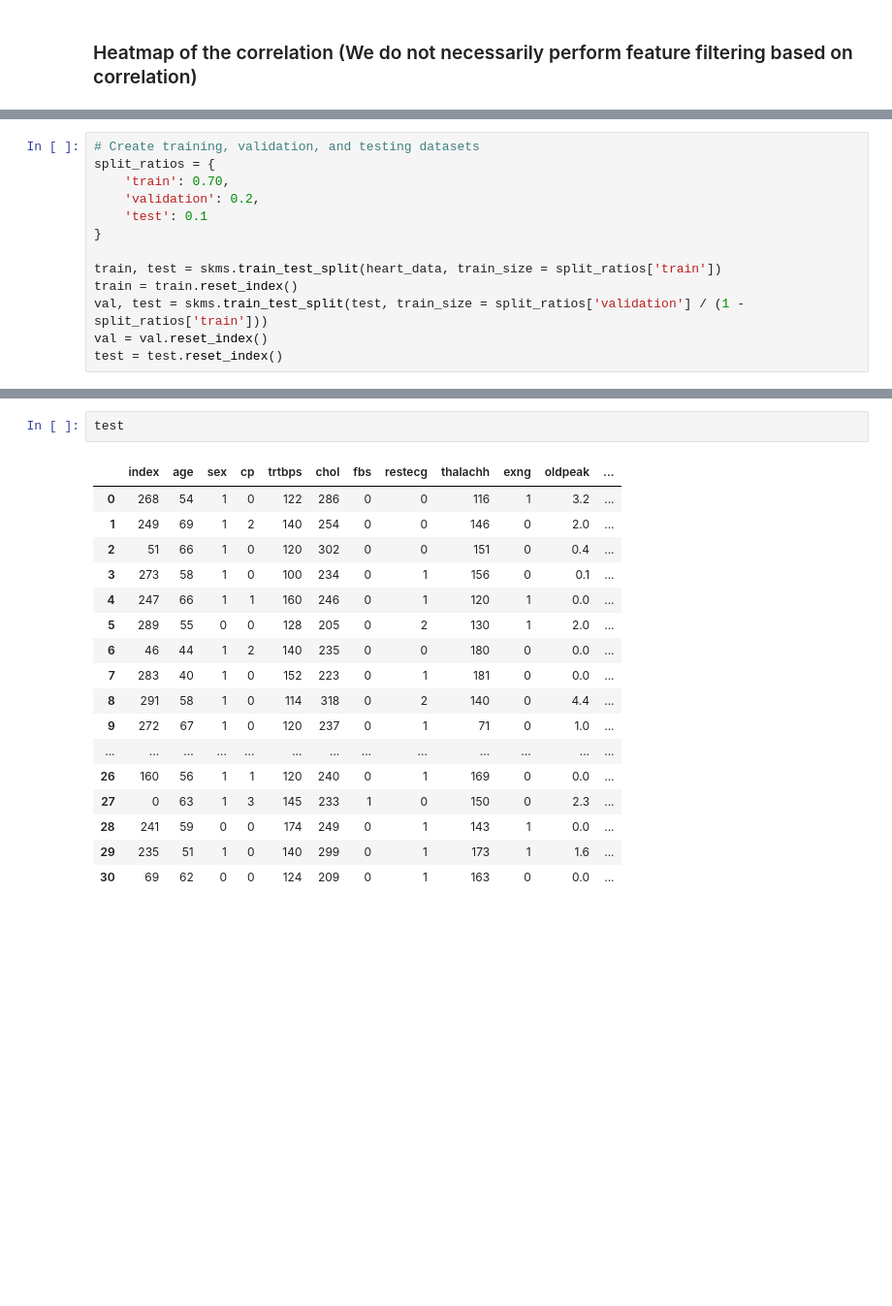
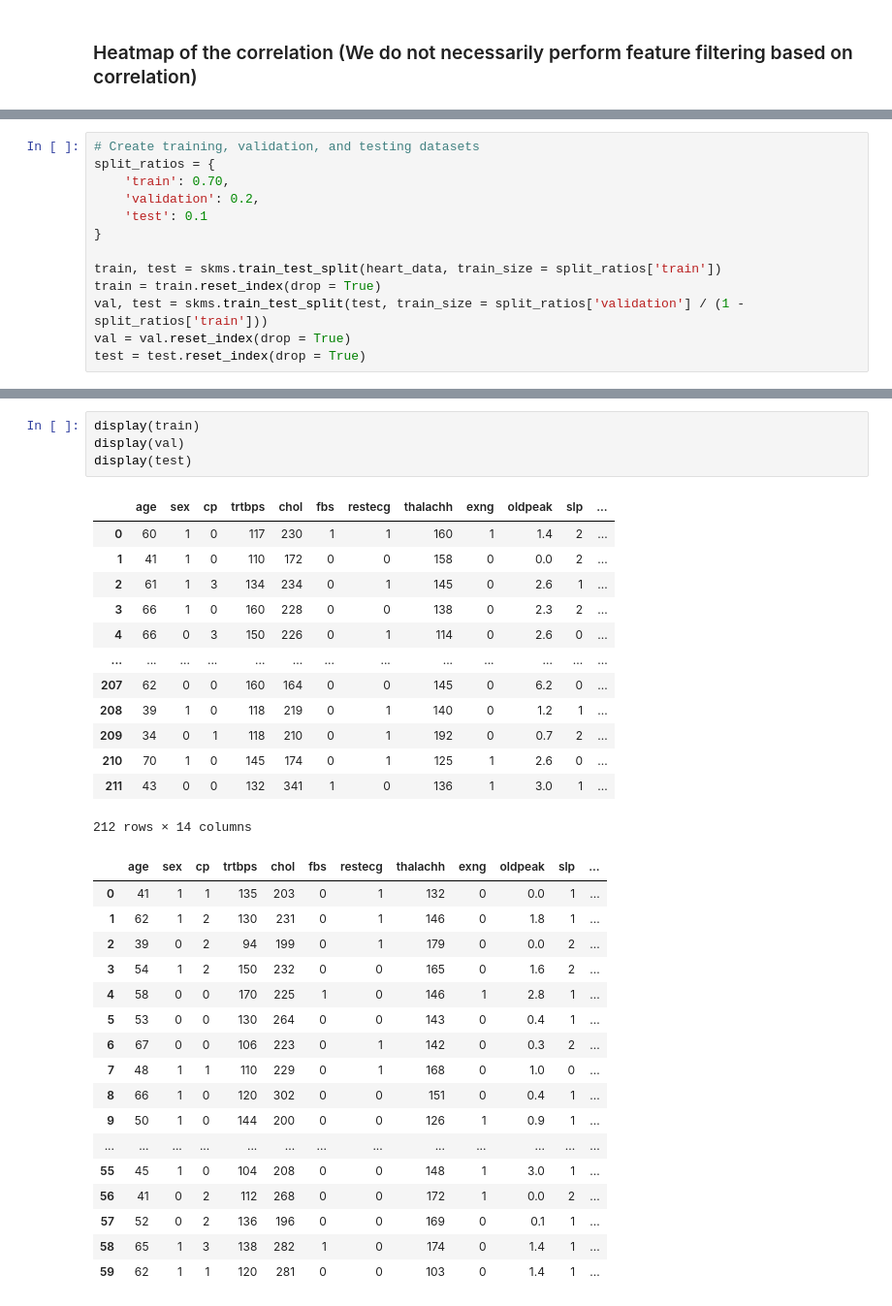
Before and after one commit to ryanmao725/heart, a Jupyter notebook: heart.ipynb, the cells around one changed output, grey strips where cells are left out. Shown: that part at 97% size. Cells and saved outputs as stored; diff of their text form; blank space fills up the shorter version.

```diff
--- a/heart.ipynb
+++ b/heart.ipynb
@@ -147,7 +252,7 @@ split_ratios = {
 }
 
 train, test = skms.train_test_split(heart_data, train_size = split_ratios['train'])
-train = train.reset_index()
+train = train.reset_index(drop = True)
 val, test = skms.train_test_split(test, train_size = split_ratios['validation'] / (1 - split_ratios['train']))
-val = val.reset_index()
-test = test.reset_index()
+val = val.reset_index(drop = True)
+test = test.reset_index(drop = True)
@@ -190,20 +259,35 @@ val
-# %%
-test
-# %% [output]
-|  | index | age | sex | cp | trtbps | chol | fbs | restecg | thalachh | exng | oldpeak | ... |
-| 0 | 268 | 54 | 1 | 0 | 122 | 286 | 0 | 0 | 116 | 1 | 3.2 | ... |
-| 1 | 249 | 69 | 1 | 2 | 140 | 254 | 0 | 0 | 146 | 0 | 2.0 | ... |
-| 2 | 51 | 66 | 1 | 0 | 120 | 302 | 0 | 0 | 151 | 0 | 0.4 | ... |
-| 3 | 273 | 58 | 1 | 0 | 100 | 234 | 0 | 1 | 156 | 0 | 0.1 | ... |
-| 4 | 247 | 66 | 1 | 1 | 160 | 246 | 0 | 1 | 120 | 1 | 0.0 | ... |
-| 5 | 289 | 55 | 0 | 0 | 128 | 205 | 0 | 2 | 130 | 1 | 2.0 | ... |
-| 6 | 46 | 44 | 1 | 2 | 140 | 235 | 0 | 0 | 180 | 0 | 0.0 | ... |
-| 7 | 283 | 40 | 1 | 0 | 152 | 223 | 0 | 1 | 181 | 0 | 0.0 | ... |
-| 8 | 291 | 58 | 1 | 0 | 114 | 318 | 0 | 2 | 140 | 0 | 4.4 | ... |
-| 9 | 272 | 67 | 1 | 0 | 120 | 237 | 0 | 1 | 71 | 0 | 1.0 | ... |
-| ... | ... | ... | ... | ... | ... | ... | ... | ... | ... | ... | ... | ... |
-| 26 | 160 | 56 | 1 | 1 | 120 | 240 | 0 | 1 | 169 | 0 | 0.0 | ... |
-| 27 | 0 | 63 | 1 | 3 | 145 | 233 | 1 | 0 | 150 | 0 | 2.3 | ... |
-| 28 | 241 | 59 | 0 | 0 | 174 | 249 | 0 | 1 | 143 | 1 | 0.0 | ... |
-| 29 | 235 | 51 | 1 | 0 | 140 | 299 | 0 | 1 | 173 | 1 | 1.6 | ... |
-| 30 | 69 | 62 | 0 | 0 | 124 | 209 | 0 | 1 | 163 | 0 | 0.0 | ... |
+# %%
+display(train)
+display(val)
+display(test)
+# %% [output]
+|  | age | sex | cp | trtbps | chol | fbs | restecg | thalachh | exng | oldpeak | slp | ... |
+| 0 | 60 | 1 | 0 | 117 | 230 | 1 | 1 | 160 | 1 | 1.4 | 2 | ... |
+| 1 | 41 | 1 | 0 | 110 | 172 | 0 | 0 | 158 | 0 | 0.0 | 2 | ... |
+| 2 | 61 | 1 | 3 | 134 | 234 | 0 | 1 | 145 | 0 | 2.6 | 1 | ... |
+| 3 | 66 | 1 | 0 | 160 | 228 | 0 | 0 | 138 | 0 | 2.3 | 2 | ... |
+| 4 | 66 | 0 | 3 | 150 | 226 | 0 | 1 | 114 | 0 | 2.6 | 0 | ... |
+| ... | ... | ... | ... | ... | ... | ... | ... | ... | ... | ... | ... | ... |
+| 207 | 62 | 0 | 0 | 160 | 164 | 0 | 0 | 145 | 0 | 6.2 | 0 | ... |
+| 208 | 39 | 1 | 0 | 118 | 219 | 0 | 1 | 140 | 0 | 1.2 | 1 | ... |
+| 209 | 34 | 0 | 1 | 118 | 210 | 0 | 1 | 192 | 0 | 0.7 | 2 | ... |
+| 210 | 70 | 1 | 0 | 145 | 174 | 0 | 1 | 125 | 1 | 2.6 | 0 | ... |
+| 211 | 43 | 0 | 0 | 132 | 341 | 1 | 0 | 136 | 1 | 3.0 | 1 | ... |
+212 rows × 14 columns
+|  | age | sex | cp | trtbps | chol | fbs | restecg | thalachh | exng | oldpeak | slp | ... |
+| 0 | 41 | 1 | 1 | 135 | 203 | 0 | 1 | 132 | 0 | 0.0 | 1 | ... |
+| 1 | 62 | 1 | 2 | 130 | 231 | 0 | 1 | 146 | 0 | 1.8 | 1 | ... |
+| 2 | 39 | 0 | 2 | 94 | 199 | 0 | 1 | 179 | 0 | 0.0 | 2 | ... |
+| 3 | 54 | 1 | 2 | 150 | 232 | 0 | 0 | 165 | 0 | 1.6 | 2 | ... |
+| 4 | 58 | 0 | 0 | 170 | 225 | 1 | 0 | 146 | 1 | 2.8 | 1 | ... |
+| 5 | 53 | 0 | 0 | 130 | 264 | 0 | 0 | 143 | 0 | 0.4 | 1 | ... |
+| 6 | 67 | 0 | 0 | 106 | 223 | 0 | 1 | 142 | 0 | 0.3 | 2 | ... |
+| 7 | 48 | 1 | 1 | 110 | 229 | 0 | 1 | 168 | 0 | 1.0 | 0 | ... |
+| 8 | 66 | 1 | 0 | 120 | 302 | 0 | 0 | 151 | 0 | 0.4 | 1 | ... |
+| 9 | 50 | 1 | 0 | 144 | 200 | 0 | 0 | 126 | 1 | 0.9 | 1 | ... |
+| ... | ... | ... | ... | ... | ... | ... | ... | ... | ... | ... | ... | ... |
+| 55 | 45 | 1 | 0 | 104 | 208 | 0 | 0 | 148 | 1 | 3.0 | 1 | ... |
+| 56 | 41 | 0 | 2 | 112 | 268 | 0 | 0 | 172 | 1 | 0.0 | 2 | ... |
+| 57 | 52 | 0 | 2 | 136 | 196 | 0 | 0 | 169 | 0 | 0.1 | 1 | ... |
+| 58 | 65 | 1 | 3 | 138 | 282 | 1 | 0 | 174 | 0 | 1.4 | 1 | ... |
+| 59 | 62 | 1 | 1 | 120 | 281 | 0 | 0 | 103 | 0 | 1.4 | 1 | ... |
```
Also changed, not shown: parts of 21 cells of this notebook.
